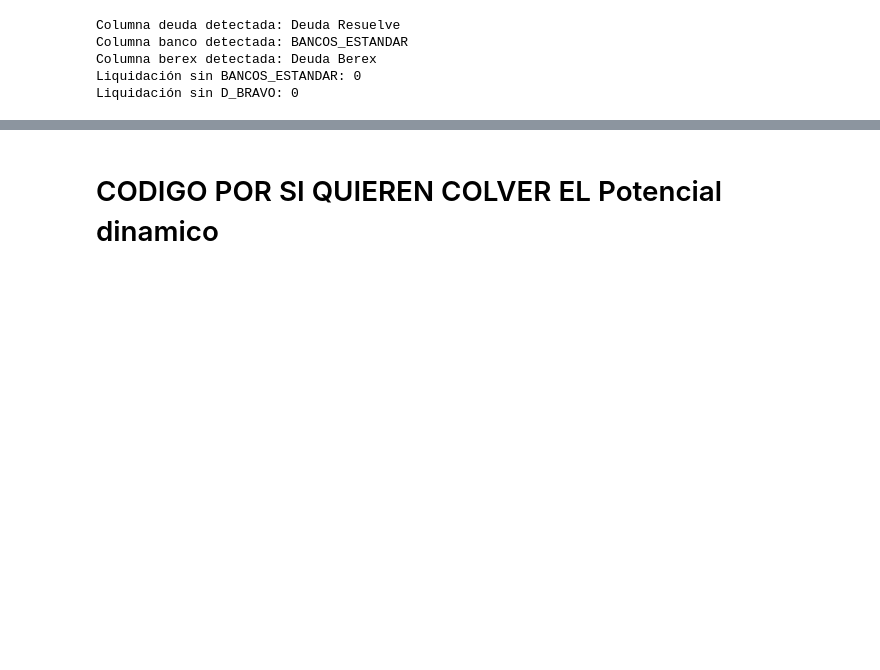
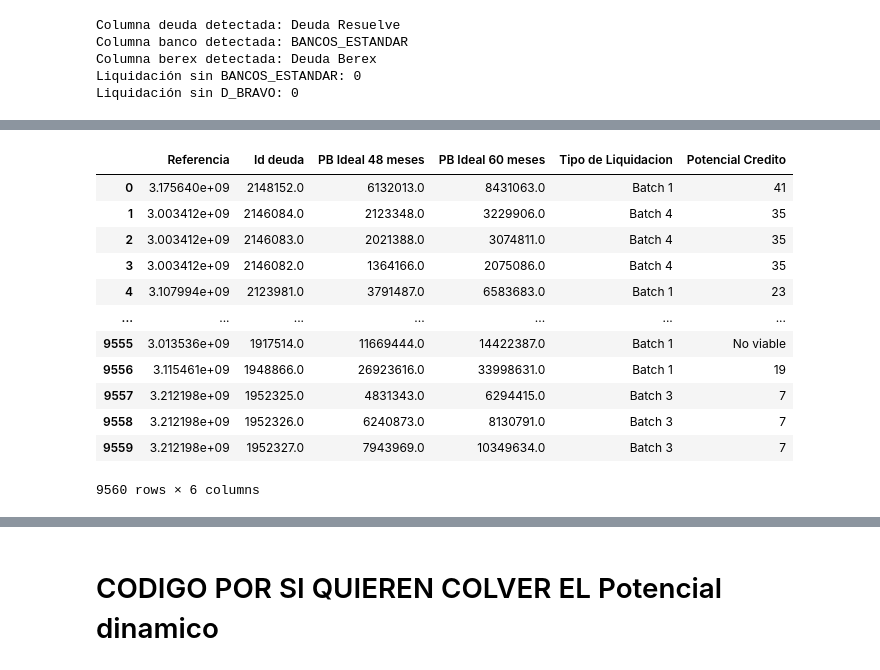
Before and after one commit to Robert1417/Seguimiento_cartera-mes-, a Jupyter notebook: EJECUCIÓN_DIARIA_TIMELINE_CARTERA.ipynb, the cells around one changed output, grey strips where cells are left out. Drawn from its saved outputs; the diff is of its cells as text; code cells hidden in the pictures; blank space fills up the shorter version.

```diff
--- a/EJECUCIÓN_DIARIA_TIMELINE_CARTERA.ipynb
+++ b/EJECUCIÓN_DIARIA_TIMELINE_CARTERA.ipynb
@@ -1724,0 +1912,11 @@ df_timeline_final
+# %%
+import numpy as np
+
+df_credi = (
+    df_credi
+    .replace(r'^\s*$', np.nan, regex=True)  # convierte vacíos o espacios en NaN
+    .dropna(subset=["Referencia"])          # elimina filas sin referencia
+    .reset_index(drop=True)
+)
+
+df_credi
@@ -1724,0 +2097,16 @@ df_timeline_final
+# %%
+df
+# %% [output]
+|  | Referencia | Id deuda | PB Ideal 48 meses | PB Ideal 60 meses | Tipo de Liquidacion | Potencial Credito |
+| 0 | 3.175640e+09 | 2148152.0 | 6132013.0 | 8431063.0 | Batch 1 | 41 |
+| 1 | 3.003412e+09 | 2146084.0 | 2123348.0 | 3229906.0 | Batch 4 | 35 |
+| 2 | 3.003412e+09 | 2146083.0 | 2021388.0 | 3074811.0 | Batch 4 | 35 |
+| 3 | 3.003412e+09 | 2146082.0 | 1364166.0 | 2075086.0 | Batch 4 | 35 |
+| 4 | 3.107994e+09 | 2123981.0 | 3791487.0 | 6583683.0 | Batch 1 | 23 |
+| ... | ... | ... | ... | ... | ... | ... |
+| 9555 | 3.013536e+09 | 1917514.0 | 11669444.0 | 14422387.0 | Batch 1 | No viable |
+| 9556 | 3.115461e+09 | 1948866.0 | 26923616.0 | 33998631.0 | Batch 1 | 19 |
+| 9557 | 3.212198e+09 | 1952325.0 | 4831343.0 | 6294415.0 | Batch 3 | 7 |
+| 9558 | 3.212198e+09 | 1952326.0 | 6240873.0 | 8130791.0 | Batch 3 | 7 |
+| 9559 | 3.212198e+09 | 1952327.0 | 7943969.0 | 10349634.0 | Batch 3 | 7 |
+9560 rows × 6 columns
```
Also changed, not shown: parts of 36 cells of this notebook.
